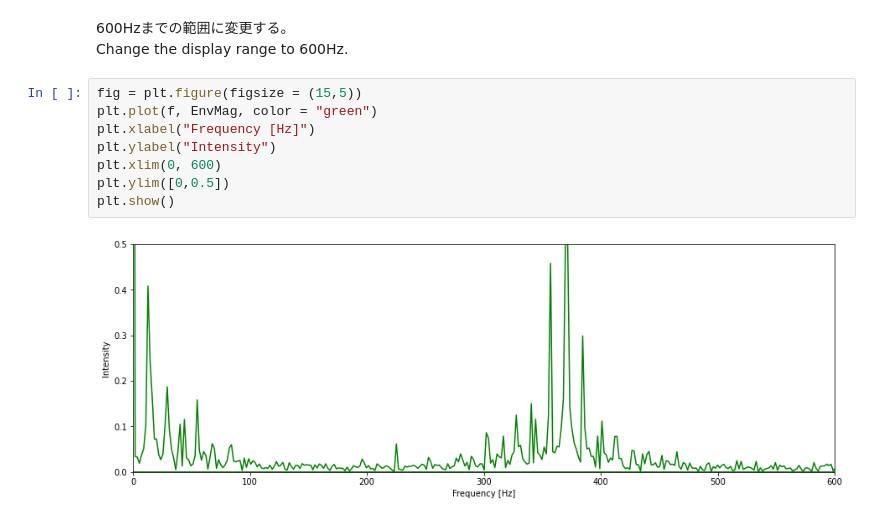
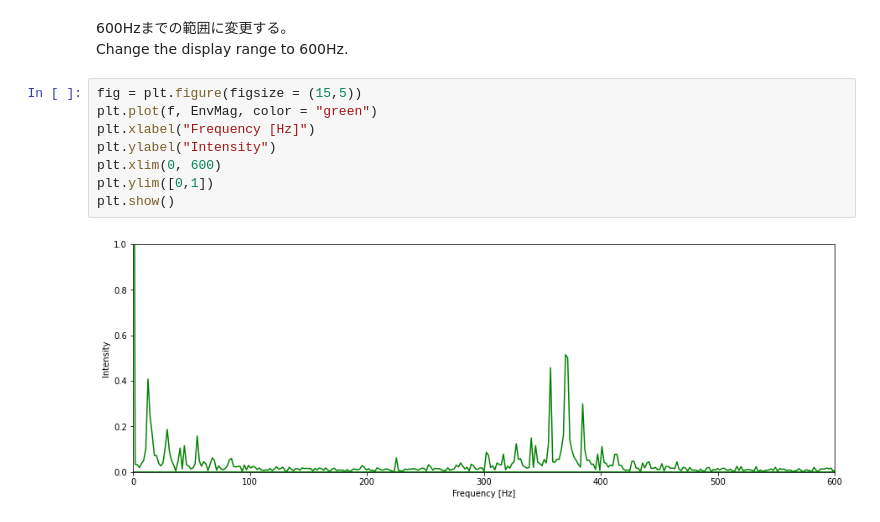
Before and after one commit to ShuheiMimura/Python, a Jupyter notebook: PythonTraining_0002_vibration.ipynb, the cells around one changed output. Saved outputs shown, nothing was run; the diff lists cells and outputs as text.

```diff
--- a/PythonTraining_0002_vibration.ipynb
+++ b/PythonTraining_0002_vibration.ipynb
@@ -200,10 +200,10 @@ Change the display range to 600Hz.
 # %%
 fig = plt.figure(figsize = (15,5))
 plt.plot(f, EnvMag, color = "green")
 plt.xlabel("Frequency [Hz]")
 plt.ylabel("Intensity")
 plt.xlim(0, 600)
-plt.ylim([0,0.5])
+plt.ylim([0,1])
 plt.show()
 # %% [output]
-[figure, old version]
+[figure, new version]
```
